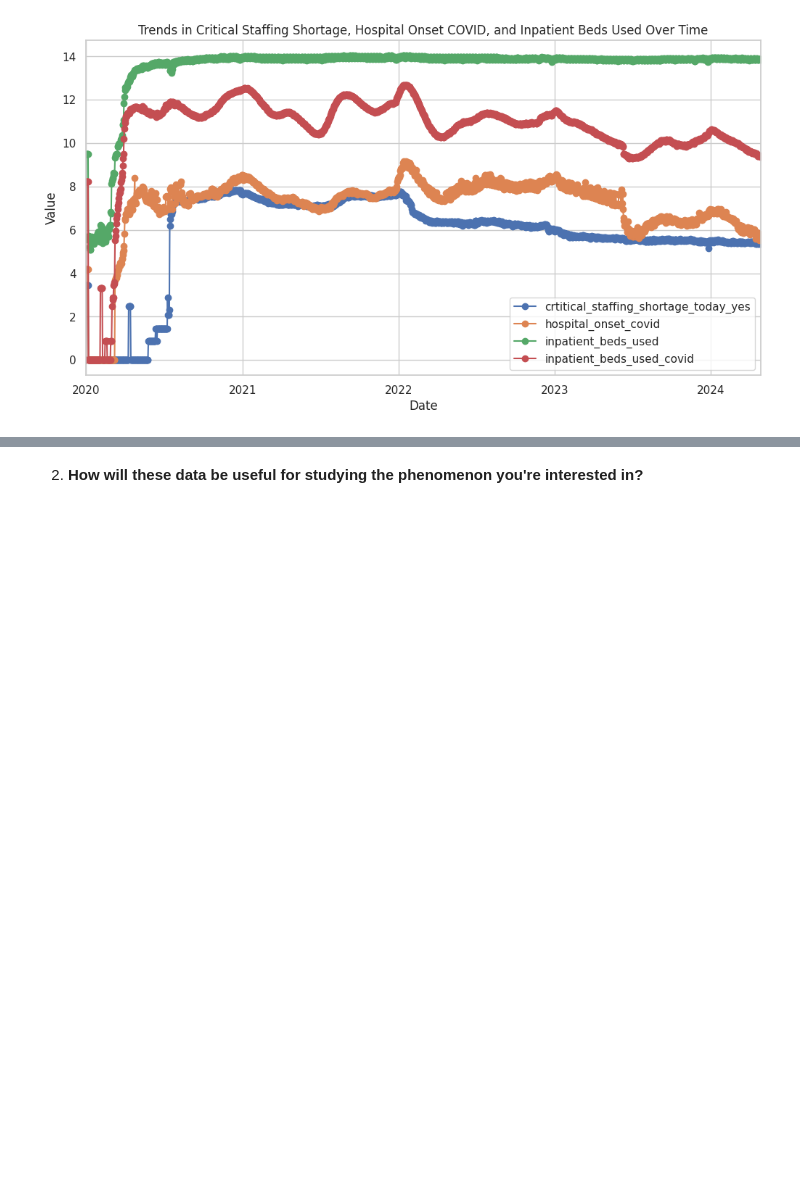
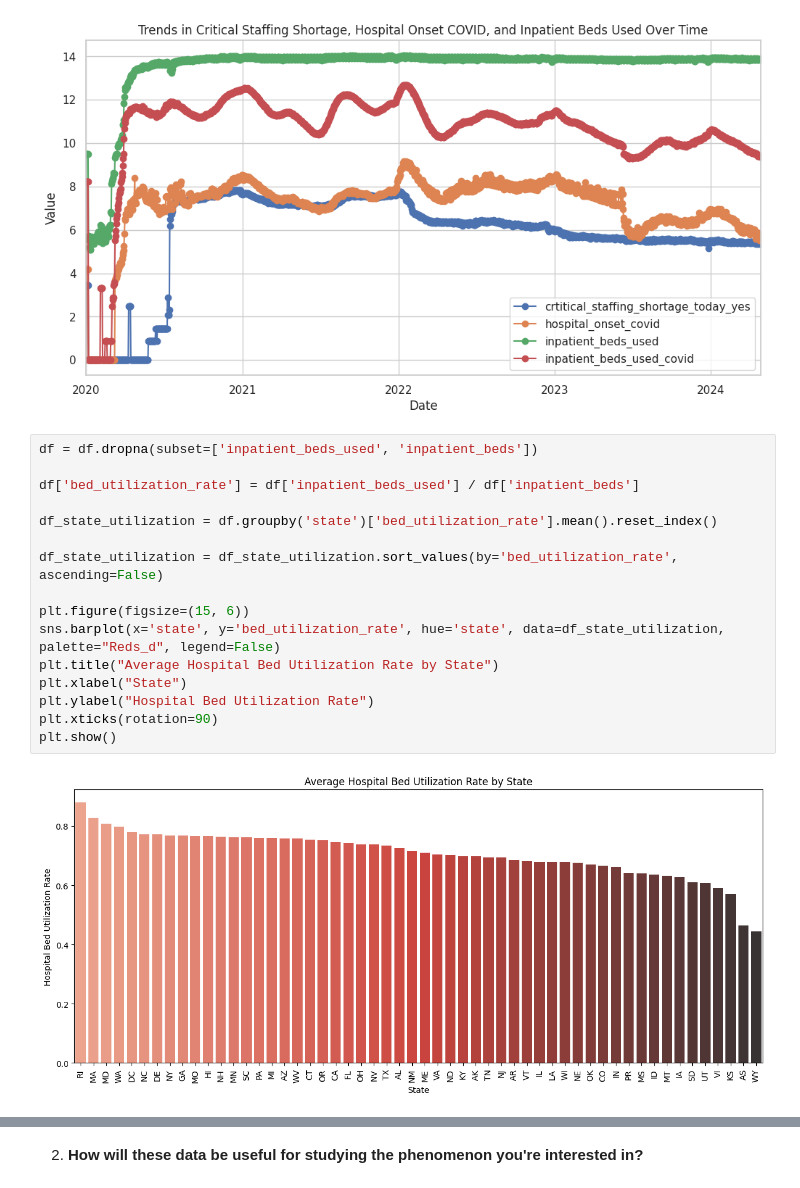
Before and after one commit to hasitanalluri/mlgroupproject, a Jupyter notebook: ML_Project_Part_1.ipynb, the cells around one changed output, grey strips where cells are left out. Cells and saved outputs as stored; diff of their text form; blank space fills up the shorter version.

Commit message:
added visualization

```diff
--- a/ML_Project_Part_1.ipynb
+++ b/ML_Project_Part_1.ipynb
@@ -146,3 +146,21 @@ Index(['date', 'critical_staffing_shortage_today_yes', 'hospital_onset_covid',
        'inpatient_beds_used', 'inpatient_beds_used_covid'],
       dtype='object')
 [figure]
+# %%
+df = df.dropna(subset=['inpatient_beds_used', 'inpatient_beds'])
+
+df['bed_utilization_rate'] = df['inpatient_beds_used'] / df['inpatient_beds']
+
+df_state_utilization = df.groupby('state')['bed_utilization_rate'].mean().reset_index()
+
+df_state_utilization = df_state_utilization.sort_values(by='bed_utilization_rate', ascending=False)
+
+plt.figure(figsize=(15, 6))
+sns.barplot(x='state', y='bed_utilization_rate', hue='state', data=df_state_utilization, palette="Reds_d", legend=False)
+plt.title("Average Hospital Bed Utilization Rate by State")
+plt.xlabel("State")
+plt.ylabel("Hospital Bed Utilization Rate")
+plt.xticks(rotation=90)
+plt.show()
+# %% [output]
+[figure, added]
```
Also changed, not shown: parts of 2 cells of this notebook.
